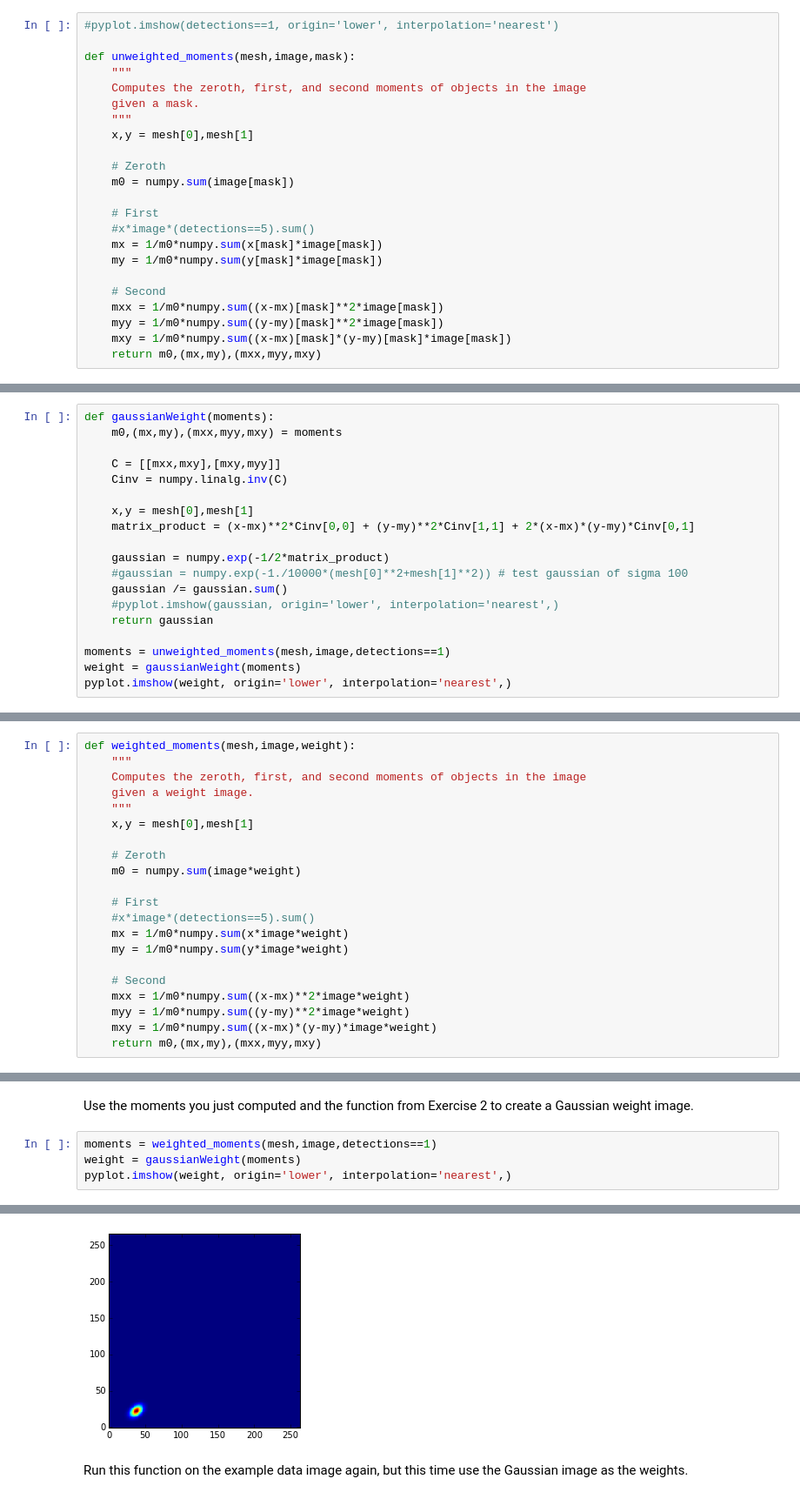
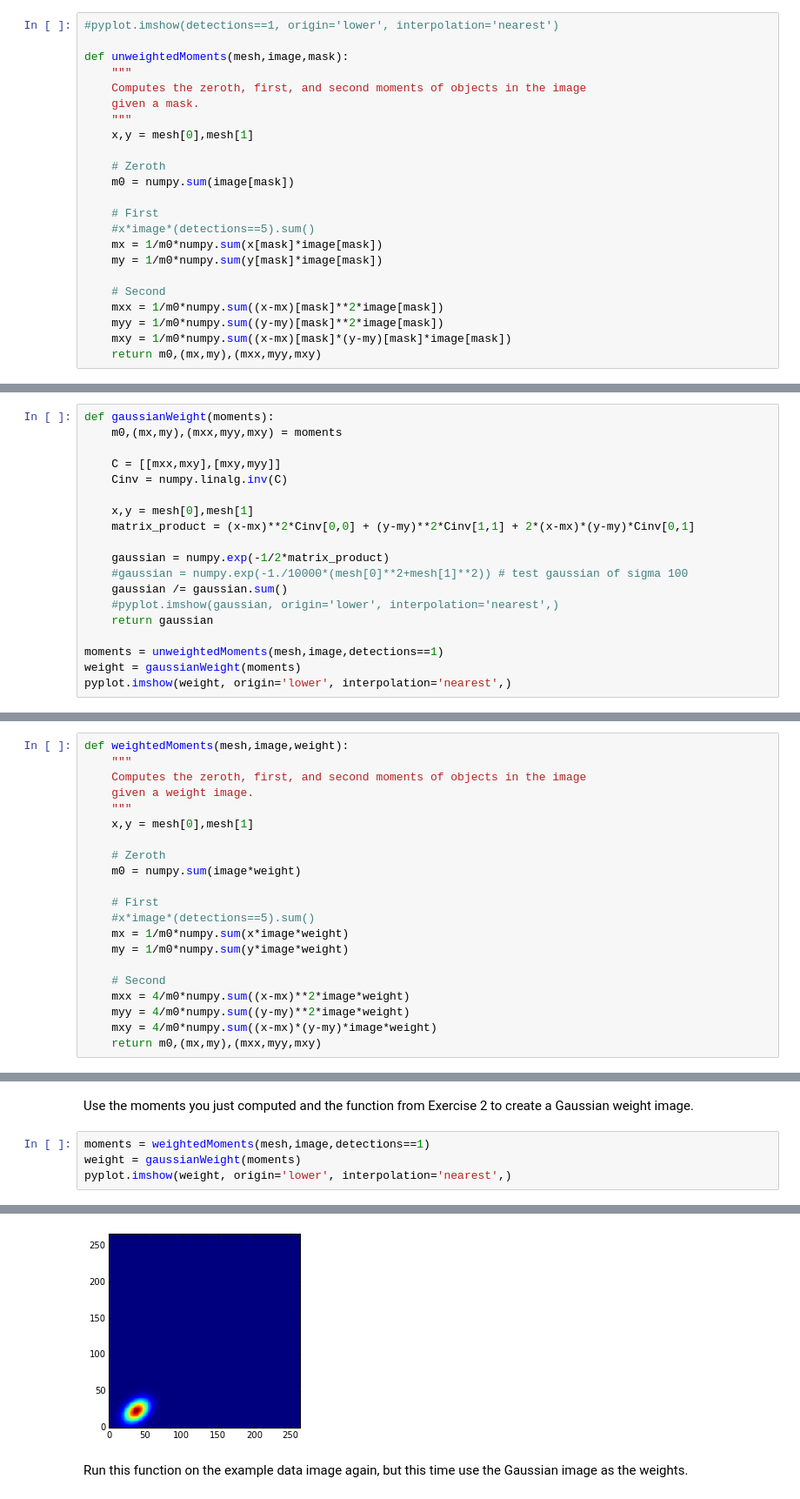
Before and after one commit to pmelchior/usrp-sciprog, a Jupyter notebook: day7/dtyi/exercises.ipynb, the cells around one changed output, grey strips where cells are left out. Shown at 87% size. Saved outputs shown, nothing was run; the diff lists cells and outputs as text.

```diff
--- a/day7/dtyi/exercises.ipynb
+++ b/day7/dtyi/exercises.ipynb
@@ -59,7 +59,7 @@ A few hints:
 # %%
 #pyplot.imshow(detections==1, origin='lower', interpolation='nearest')
 
-def unweighted_moments(mesh,image,mask):
+def unweightedMoments(mesh,image,mask):
     """
     Computes the zeroth, first, and second moments of objects in the image
     given a mask.
@@ -125,7 +125,7 @@ def gaussianWeight(moments):
     #pyplot.imshow(gaussian, origin='lower', interpolation='nearest',)
     return gaussian
 
-moments = unweighted_moments(mesh,image,detections==1)
+moments = unweightedMoments(mesh,image,detections==1)
 weight = gaussianWeight(moments)
 pyplot.imshow(weight, origin='lower', interpolation='nearest',)
 # %% [output]
@@ -136,7 +136,7 @@ pyplot.imshow(weight, origin='lower', interpolation='nearest',)
 # %% [markdown]
 Modify your moments function so it takes a weight image instead of a mask image.  Make sure it still works if the weight image is just a mask image (even if it's less efficient) - a mask image is, after all, just a special case of a weight image.
 # %%
-def weighted_moments(mesh,image,weight):
+def weightedMoments(mesh,image,weight):
     """
     Computes the zeroth, first, and second moments of objects in the image
     given a weight image.
@@ -152,9 +152,9 @@ def weighted_moments(mesh,image,weight):
     my = 1/m0*numpy.sum(y*image*weight)
 
     # Second
-    mxx = 1/m0*numpy.sum((x-mx)**2*image*weight)
-    myy = 1/m0*numpy.sum((y-my)**2*image*weight)
-    mxy = 1/m0*numpy.sum((x-mx)*(y-my)*image*weight)
+    mxx = 4/m0*numpy.sum((x-mx)**2*image*weight)
+    myy = 4/m0*numpy.sum((y-my)**2*image*weight)
+    mxy = 4/m0*numpy.sum((x-mx)*(y-my)*image*weight)
     return m0,(mx,my),(mxx,myy,mxy)
 # %% [markdown]
 Run this function the same way you ran Exercise 1 on the largest source in the image, using the mask image as the weight image.
@@ -165,12 +165,12 @@ print weighted_moments(mesh,image,detections==1)
 # %% [markdown]
 Use the moments you just computed and the function from Exercise 2 to create a Gaussian weight image.
 # %%
-moments = weighted_moments(mesh,image,detections==1)
+moments = weightedMoments(mesh,image,detections==1)
 weight = gaussianWeight(moments)
 pyplot.imshow(weight, origin='lower', interpolation='nearest',)
 # %% [output]
 <matplotlib.image.AxesImage at 0x...>
-[figure, old version]
+[figure, new version]
 # %% [markdown]
 Run this function on the example data image again, but this time use the Gaussian image as the weights.
 # %%
```
Also changed, not shown: parts of 4 cells of this notebook.
